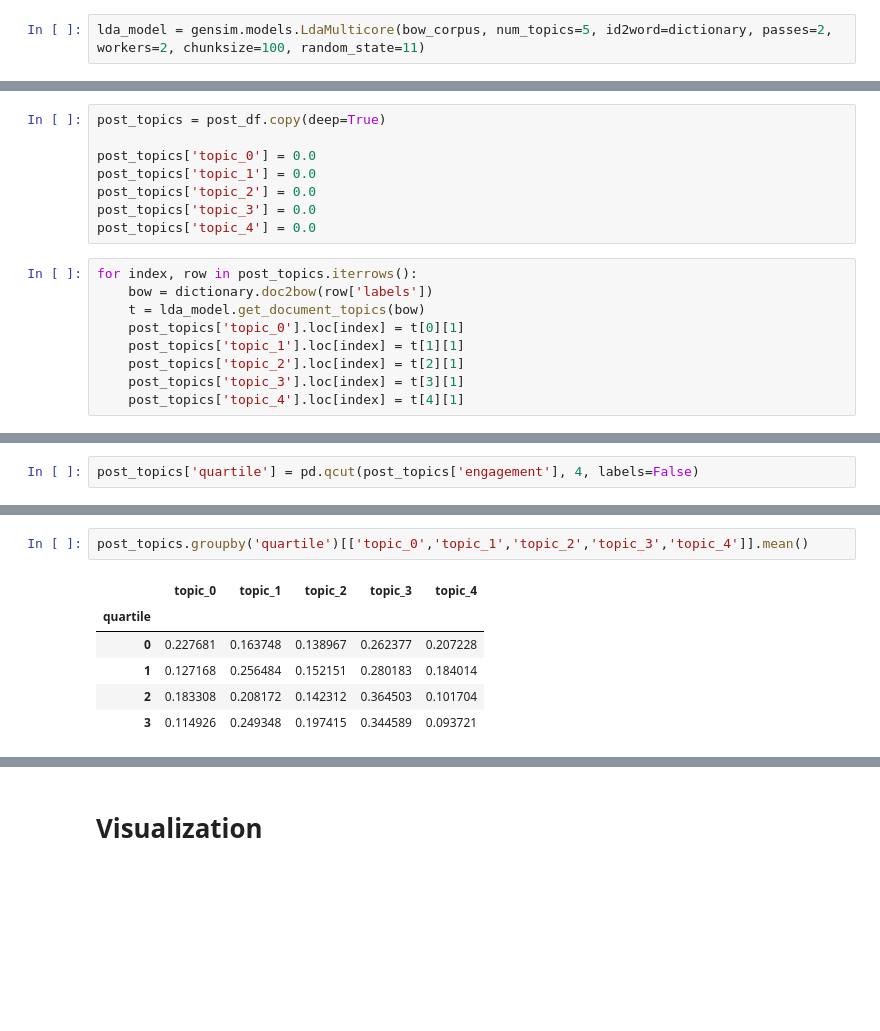
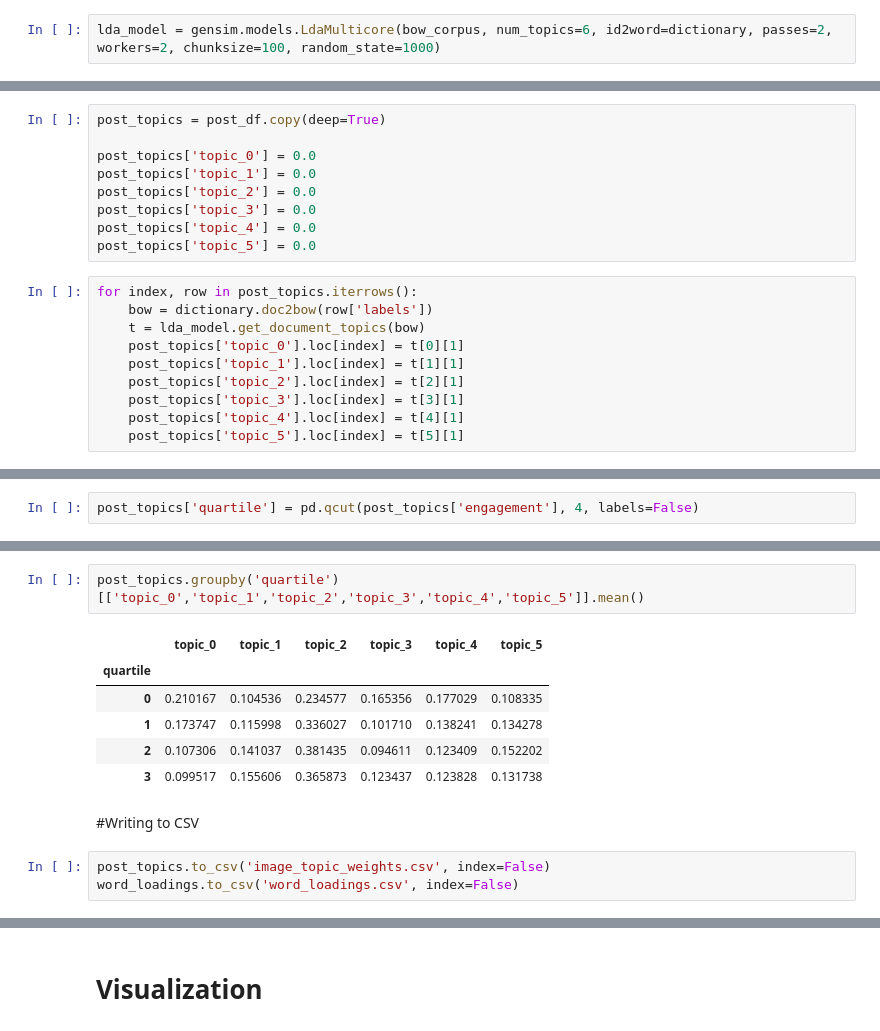
Before and after one commit to chenson2018/Text-Analysis-Class, a Jupyter notebook: Assignment 2/text_analytics_hw2_Sadhana.ipynb, the cells around one changed output, grey strips where cells are left out. Saved outputs shown, nothing was run; the diff lists cells and outputs as text; blank space fills up the shorter version.

Commit message:
Updated with topics

```diff
--- a/Assignment 2/text_analytics_hw2_Sadhana.ipynb
+++ b/Assignment 2/text_analytics_hw2_Sadhana.ipynb
@@ -237,7 +237,7 @@ dictionary.filter_extremes(no_below=1, no_above=0.5) #, keep_n=100000)
 # %%
 bow_corpus = [dictionary.doc2bow(label) for label in post_df.labels]
 # %%
-lda_model = gensim.models.LdaMulticore(bow_corpus, num_topics=5, id2word=dictionary, passes=2, workers=2, chunksize=100, random_state=11)
+lda_model = gensim.models.LdaMulticore(bow_corpus, num_topics=6, id2word=dictionary, passes=2, workers=2, chunksize=100, random_state=1000)
 # %%
 import pprint
 pp = pprint.PrettyPrinter(indent=4)
@@ -269,6 +277,7 @@ post_topics['topic_1'] = 0.0
 post_topics['topic_2'] = 0.0
 post_topics['topic_3'] = 0.0
 post_topics['topic_4'] = 0.0
+post_topics['topic_5'] = 0.0
 # %%
 for index, row in post_topics.iterrows():
     bow = dictionary.doc2bow(row['labels'])
@@ -278,6 +287,7 @@ for index, row in post_topics.iterrows():
     post_topics['topic_2'].loc[index] = t[2][1]
     post_topics['topic_3'].loc[index] = t[3][1]
     post_topics['topic_4'].loc[index] = t[4][1]
+    post_topics['topic_5'].loc[index] = t[5][1]
 # %%
 post_topics.head(3)
 # %% [output]
@@ -342,9 +339,14 @@ post_topics.head(2)
 # %%
-post_topics.groupby('quartile')[['topic_0','topic_1','topic_2','topic_3','topic_4']].mean()
+post_topics.groupby('quartile')[['topic_0','topic_1','topic_2','topic_3','topic_4','topic_5']].mean()
 # %% [output]
-|  | topic_0 | topic_1 | topic_2 | topic_3 | topic_4 |
-| quartile |  |  |  |  |  |
-| 0 | 0.227681 | 0.163748 | 0.138967 | 0.262377 | 0.207228 |
-| 1 | 0.127168 | 0.256484 | 0.152151 | 0.280183 | 0.184014 |
-| 2 | 0.183308 | 0.208172 | 0.142312 | 0.364503 | 0.101704 |
-| 3 | 0.114926 | 0.249348 | 0.197415 | 0.344589 | 0.093721 |
+|  | topic_0 | topic_1 | topic_2 | topic_3 | topic_4 | topic_5 |
+| quartile |  |  |  |  |  |  |
+| 0 | 0.210167 | 0.104536 | 0.234577 | 0.165356 | 0.177029 | 0.108335 |
+| 1 | 0.173747 | 0.115998 | 0.336027 | 0.101710 | 0.138241 | 0.134278 |
+| 2 | 0.107306 | 0.141037 | 0.381435 | 0.094611 | 0.123409 | 0.152202 |
+| 3 | 0.099517 | 0.155606 | 0.365873 | 0.123437 | 0.123828 | 0.131738 |
+# %% [markdown]
+#Writing to CSV
+# %%
+post_topics.to_csv('image_topic_weights.csv', index=False)
+word_loadings.to_csv('word_loadings.csv', index=False)
```
Also changed, not shown: parts of 14 cells of this notebook.
